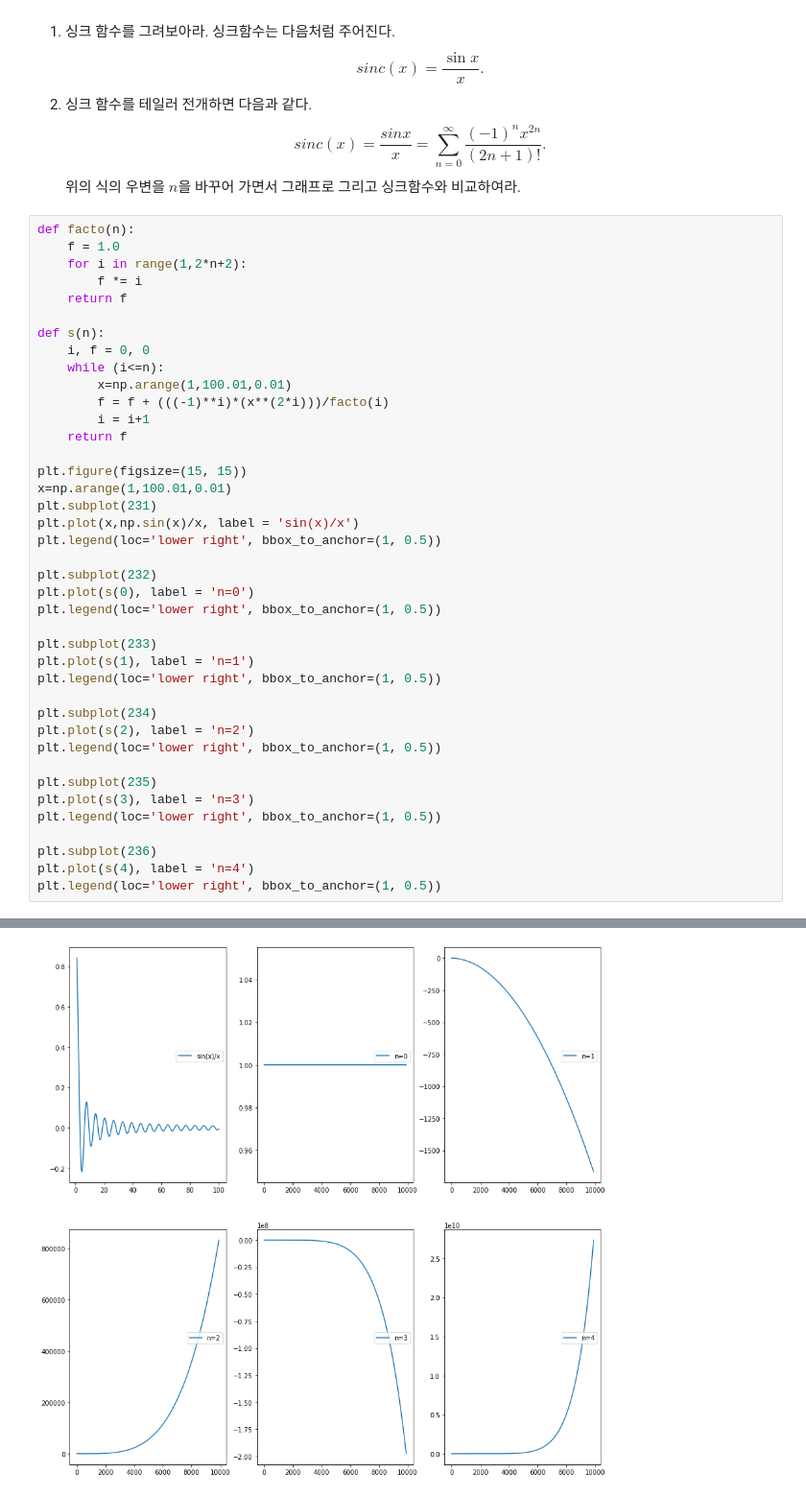
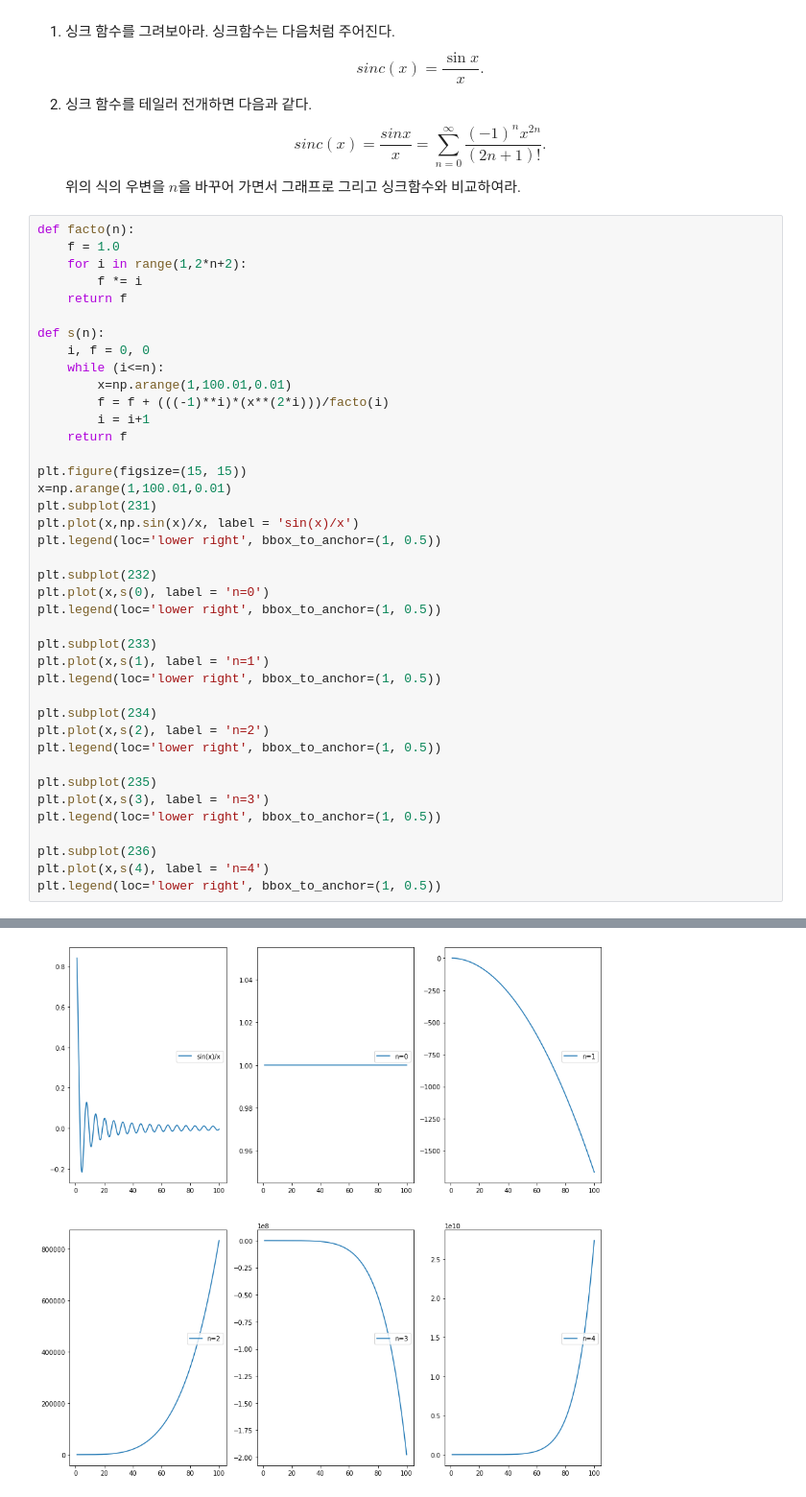
Before and after one commit to pijunseung/2021_cphys1, a Jupyter notebook: hw3.ipynb, the cells around one changed output, grey strips where cells are left out. Shown at 96% size. Saved outputs shown, nothing was run; the diff lists cells and outputs as text.

```diff
--- a/hw3.ipynb
+++ b/hw3.ipynb
@@ -93,36 +93,36 @@ def facto(n):
 def s(n):
     i, f = 0, 0
     while (i<=n):
         x=np.arange(1,100.01,0.01)
         f = f + (((-1)**i)*(x**(2*i)))/facto(i)
         i = i+1
     return f
 
 plt.figure(figsize=(15, 15))
 x=np.arange(1,100.01,0.01)
 plt.subplot(231)
 plt.plot(x,np.sin(x)/x, label = 'sin(x)/x')
 plt.legend(loc='lower right', bbox_to_anchor=(1, 0.5))
 
 plt.subplot(232)
-plt.plot(s(0), label = 'n=0')
+plt.plot(x,s(0), label = 'n=0')
 plt.legend(loc='lower right', bbox_to_anchor=(1, 0.5))
 
 plt.subplot(233)
-plt.plot(s(1), label = 'n=1')
+plt.plot(x,s(1), label = 'n=1')
 plt.legend(loc='lower right', bbox_to_anchor=(1, 0.5))
 
 plt.subplot(234)
-plt.plot(s(2), label = 'n=2')
+plt.plot(x,s(2), label = 'n=2')
 plt.legend(loc='lower right', bbox_to_anchor=(1, 0.5))
 
 plt.subplot(235)
-plt.plot(s(3), label = 'n=3')
+plt.plot(x,s(3), label = 'n=3')
 plt.legend(loc='lower right', bbox_to_anchor=(1, 0.5))
 
 plt.subplot(236)
-plt.plot(s(4), label = 'n=4')
+plt.plot(x,s(4), label = 'n=4')
 plt.legend(loc='lower right', bbox_to_anchor=(1, 0.5))
 # %% [output]
 <matplotlib.legend.Legend at 0x...>
-[figure, old version]
+[figure, new version]
```
